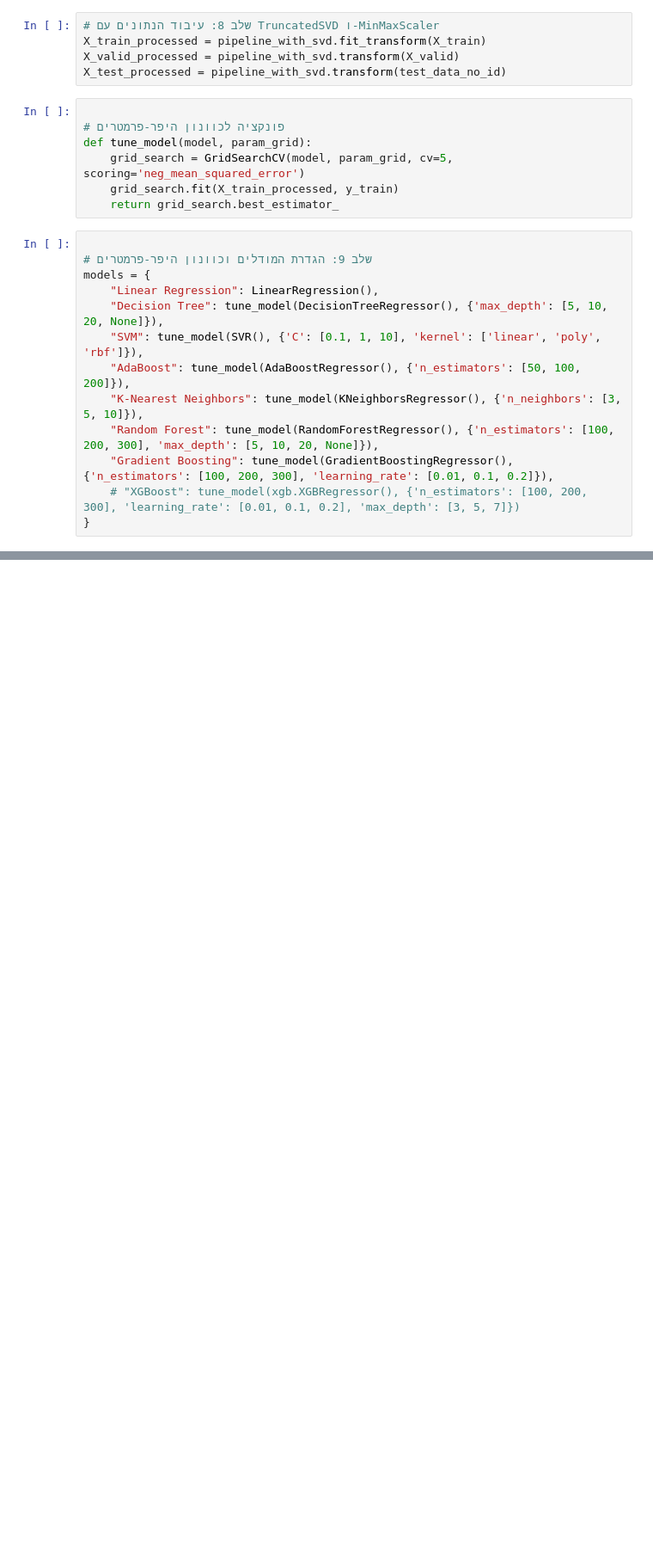
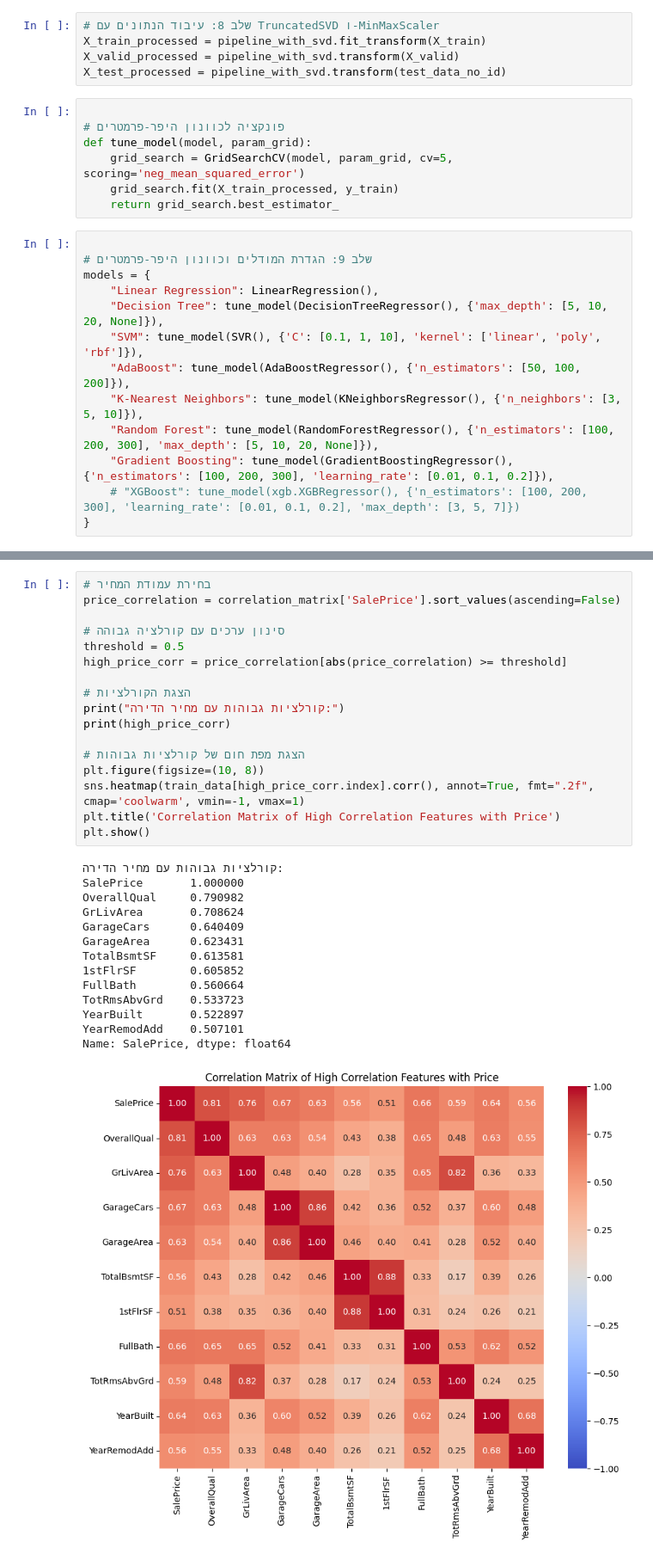
Before and after one commit to OrenAviya/House-Prices-Prediction, a Jupyter notebook: first_try.ipynb, the cells around one changed output, grey strips where cells are left out. Shown at 86% size. Cells and saved outputs as stored; diff of their text form; blank space fills up the shorter version.

```diff
--- a/first_try.ipynb
+++ b/first_try.ipynb
@@ -177,0 +286,32 @@ plt.show()
+# %%
+# בחירת עמודת המחיר
+price_correlation = correlation_matrix['SalePrice'].sort_values(ascending=False)
+
+# סינון ערכים עם קורלציה גבוהה
+threshold = 0.5
+high_price_corr = price_correlation[abs(price_correlation) >= threshold]
+
+# הצגת הקורלציות
+print("קורלציות גבוהות עם מחיר הדירה:")
+print(high_price_corr)
+
+# הצגת מפת חום של קורלציות גבוהות
+plt.figure(figsize=(10, 8))
+sns.heatmap(train_data[high_price_corr.index].corr(), annot=True, fmt=".2f", cmap='coolwarm', vmin=-1, vmax=1)
+plt.title('Correlation Matrix of High Correlation Features with Price')
+plt.show()
+# %% [output]
+קורלציות גבוהות עם מחיר הדירה:
+SalePrice       1.000000
+OverallQual     0.790982
+GrLivArea       0.708624
+GarageCars      0.640409
+GarageArea      0.623431
+TotalBsmtSF     0.613581
+1stFlrSF        0.605852
+FullBath        0.560664
+TotRmsAbvGrd    0.533723
+YearBuilt       0.522897
+YearRemodAdd    0.507101
+Name: SalePrice, dtype: float64
+[figure, added]
```
Also changed, not shown: parts of 10 cells of this notebook.
